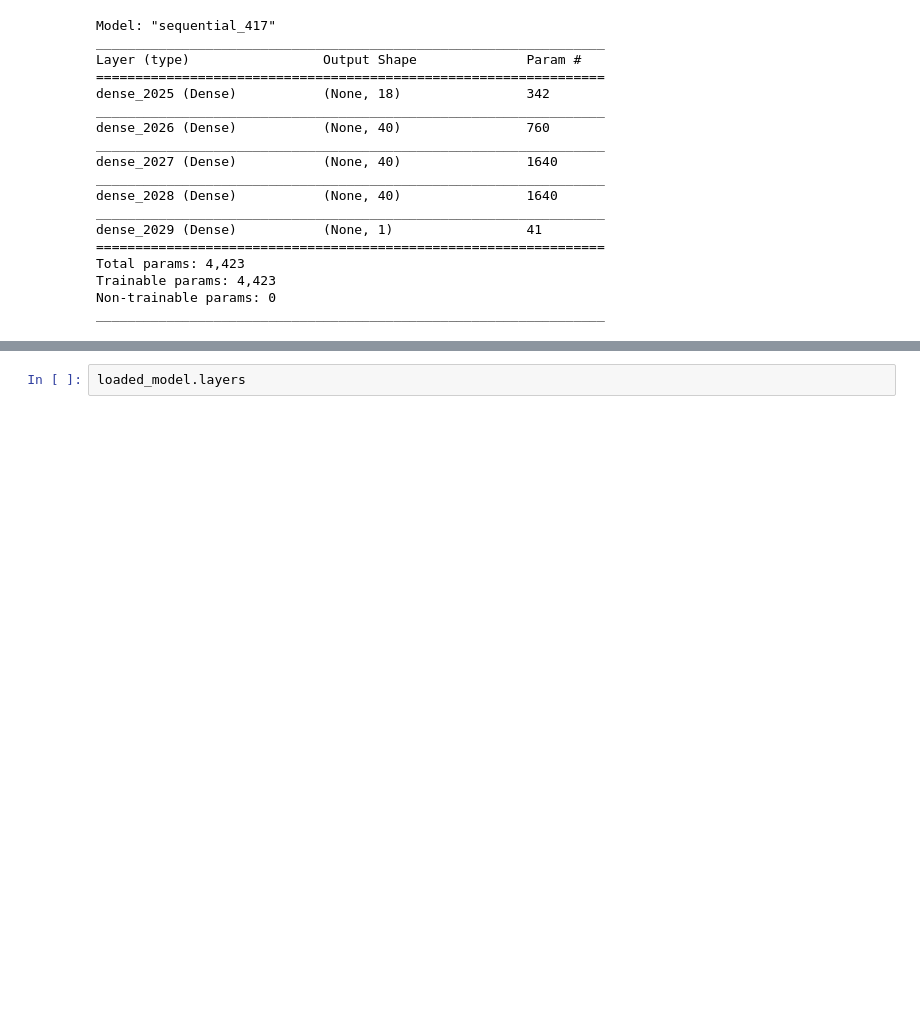
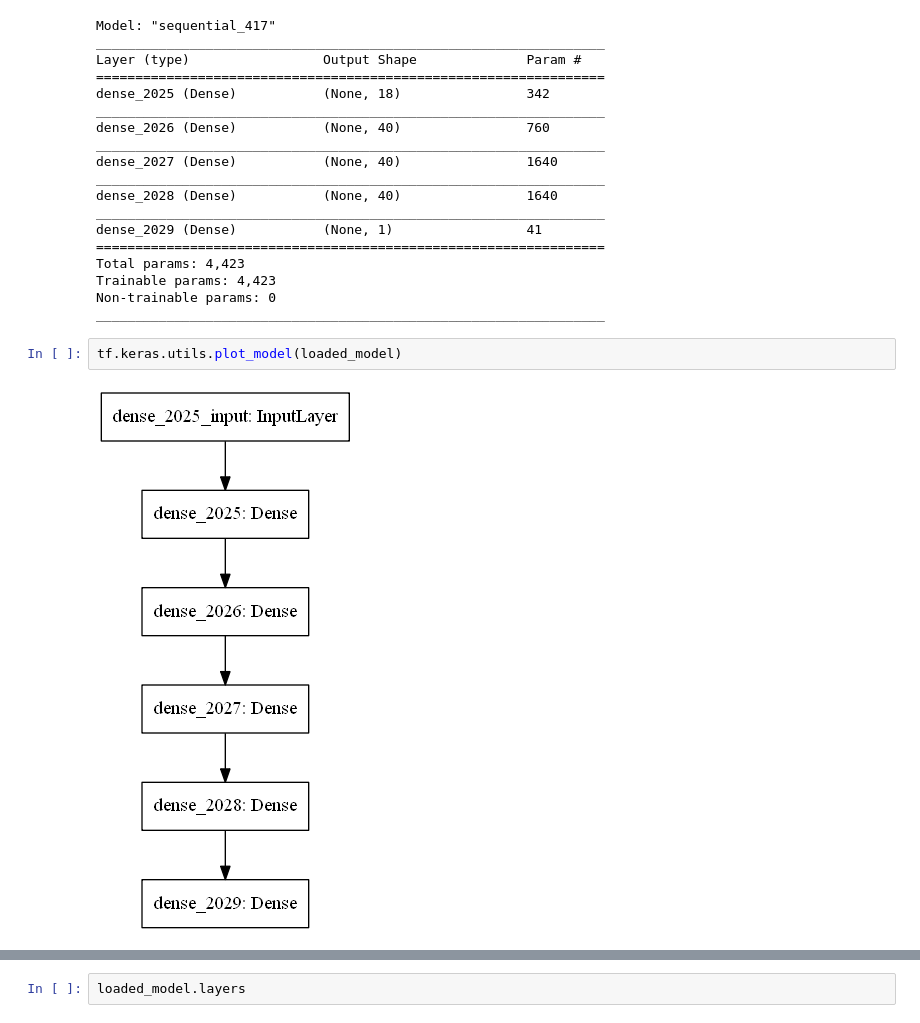
Before and after one commit to connormcintosh/ds_runningback_project, a Jupyter notebook: src/modeling/5-11REAL PRED.ipynb, the cells around one changed output, grey strips where cells are left out. Saved outputs shown, nothing was run; the diff lists cells and outputs as text; blank space fills up the shorter version.

```diff
--- a/src/modeling/5-11REAL PRED.ipynb
+++ b/src/modeling/5-11REAL PRED.ipynb
@@ -194,3 +260,7 @@ Total params: 4,423
 Trainable params: 4,423
 Non-trainable params: 0
 _________________________________________________________________
+# %%
+tf.keras.utils.plot_model(loaded_model)
+# %% [output]
+[figure, added]
```
Also changed, not shown: parts of 29 cells of this notebook, 9 other files.
